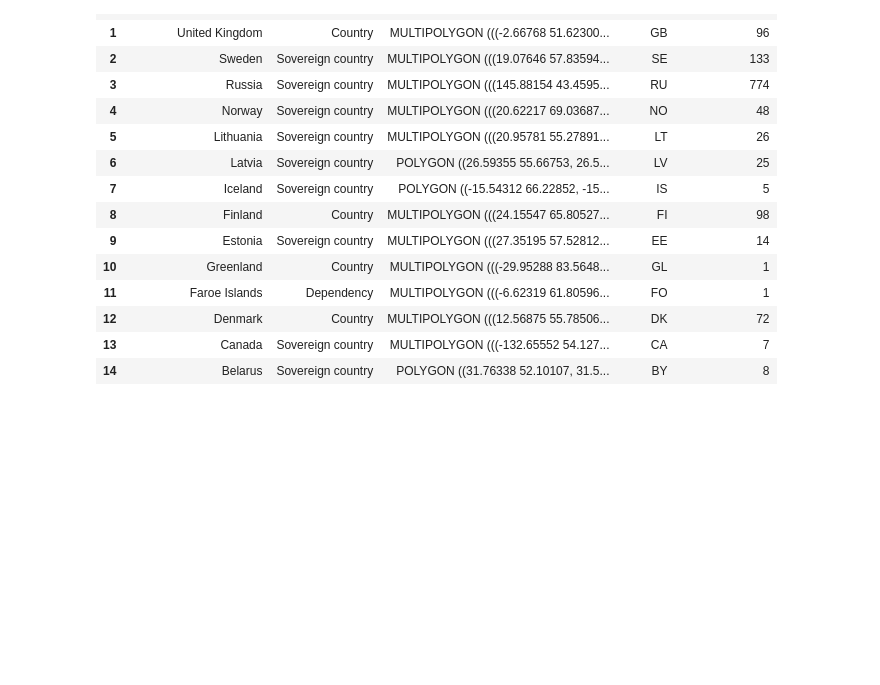
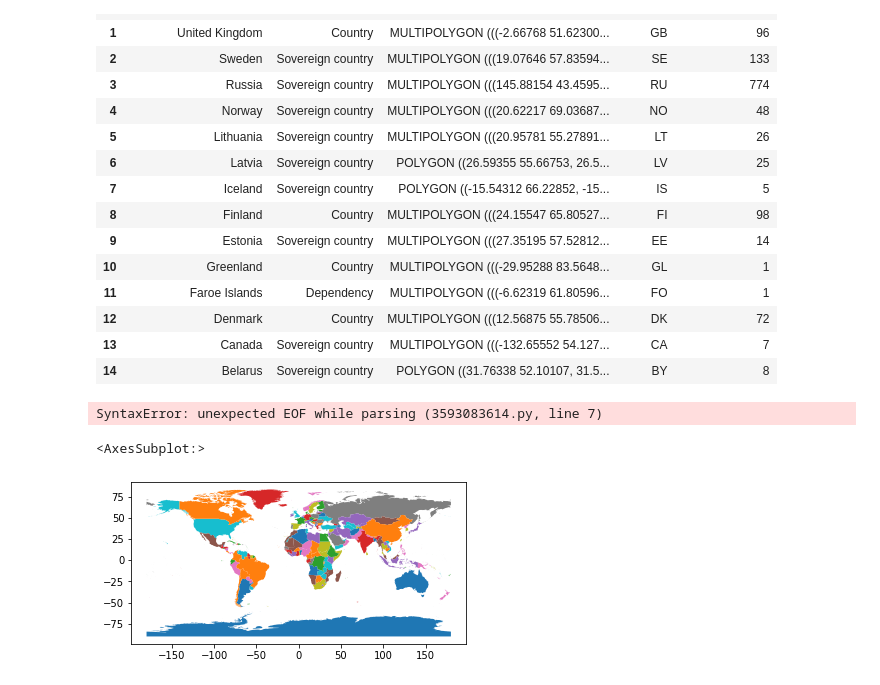
Before and after one commit to carmengg/eds-220-book, a Jupyter notebook: lectures/lesson-10-geojson.ipynb, the cells around one changed output. Cells and saved outputs as stored; diff of their text form; code cells hidden in the pictures; blank space fills up the shorter version.

```diff
--- a/lectures/lesson-10-geojson.ipynb
+++ b/lectures/lesson-10-geojson.ipynb
@@ -245,3 +246,13 @@ arctic_countries = pd.merge(arctic_countries,n_comms)
 | 12 | Denmark | Country | MULTIPOLYGON (((12.56875 55.78506... | DK | 72 |
 | 13 | Canada | Sovereign country | MULTIPOLYGON (((-132.65552 54.127... | CA | 7 |
 | 14 | Belarus | Sovereign country | POLYGON ((31.76338 52.10107, 31.5... | BY | 8 |
+# %%
+fig, ax = plt.subplots( figsize=(10, 10))
+arctic_countries.plot(ax=ax,
+                      column='n_communities',
+                       cmap='BuPu',
+                       legend=True,
+                       #edgecolor="gray"
+                       )
+# %% [output]
+SyntaxError: unexpected EOF while parsing (3593083614.py, line 7)
@@ -247,0 +261,6 @@ arctic_countries = pd.merge(arctic_countries,n_comms)
+# %%
+countries.plot(column='ADMIN',
+               categorical=True)
+# %% [output]
+<AxesSubplot:>
+[figure, added]
```
Also changed, not shown: parts of 2 cells of this notebook.
